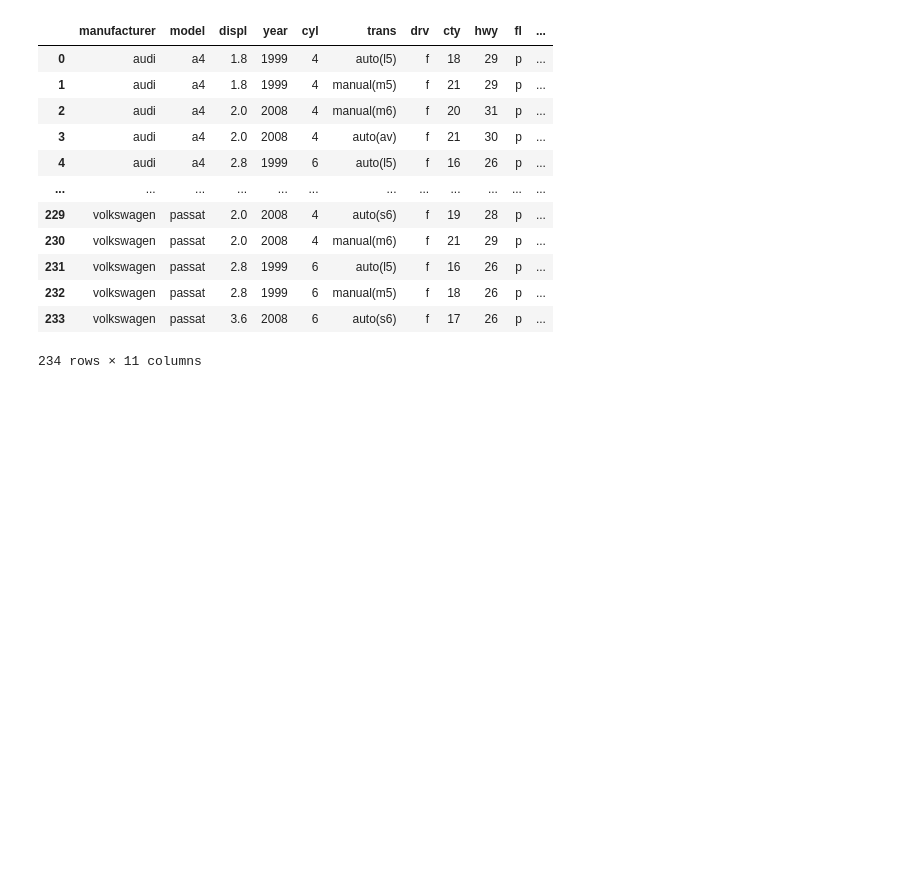
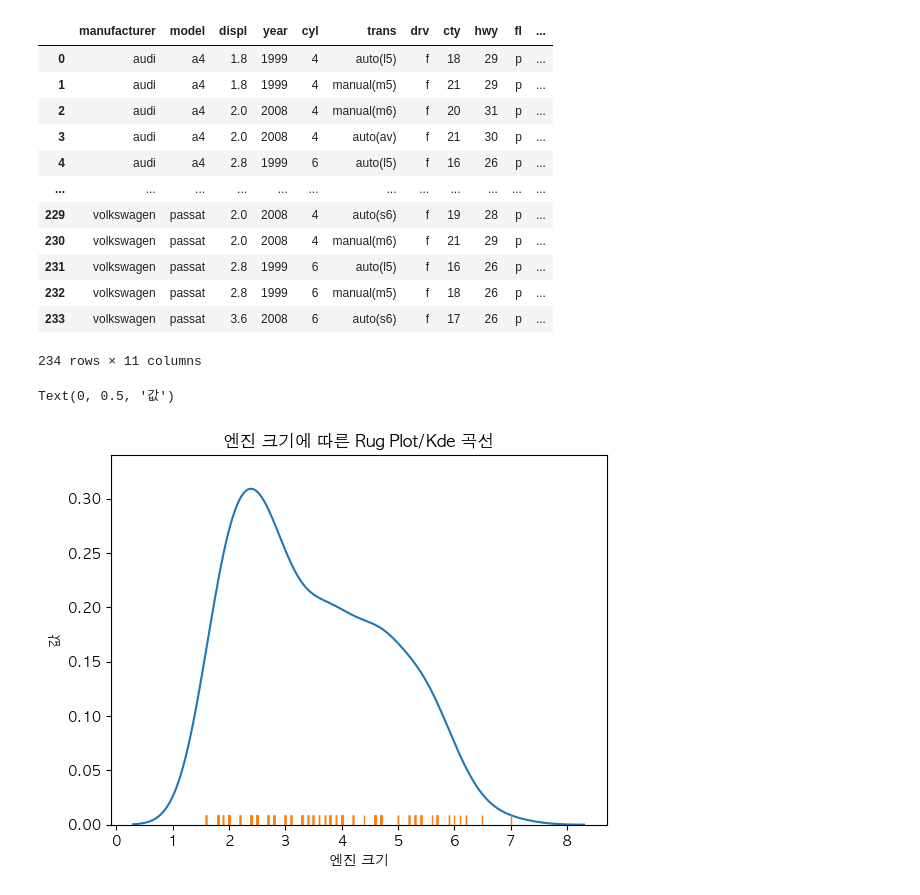
Before and after one commit to DowonMo/Visualization, a Jupyter notebook: 5_0_vehicle.ipynb, the cells around one changed output. Drawn from its saved outputs; the diff is of its cells as text; code cells hidden in the pictures; blank space fills up the shorter version.

```diff
--- a/5_0_vehicle.ipynb
+++ b/5_0_vehicle.ipynb
@@ -43,3 +43,13 @@ df
 | 232 | volkswagen | passat | 2.8 | 1999 | 6 | manual(m5) | f | 18 | 26 | p | ... |
 | 233 | volkswagen | passat | 3.6 | 2008 | 6 | auto(s6) | f | 17 | 26 | p | ... |
 234 rows × 11 columns
+# %%
+plt.subplot()
+sns.kdeplot(data = df, x = 'displ')
+ax = sns.rugplot(data = df, x = 'displ')
+ax.set_title('엔진 크기에 따른 Rug Plot/Kde 곡선')
+ax.set_xlabel('엔진 크기')
+ax.set_ylabel('값')
+# %% [output]
+Text(0, 0.5, '값')
+[figure, added]
```
Also changed, not shown: parts of 10 cells of this notebook.
